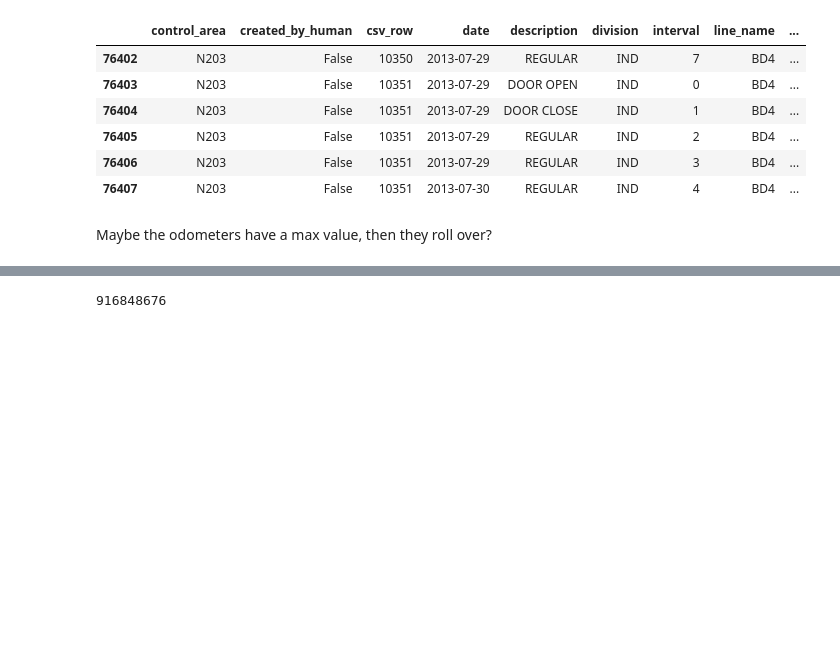
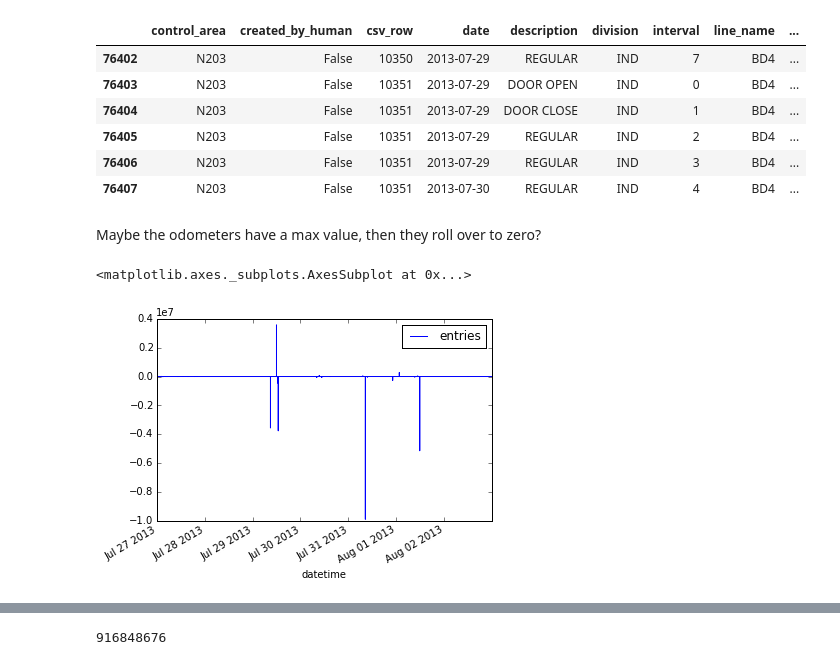
Before and after one commit to JonahJ/nyc-turnstyle, a Jupyter notebook: August 1 Analysis.ipynb, the cells around one changed output, grey strips where cells are left out. Drawn from its saved outputs; the diff is of its cells as text; code cells hidden in the pictures; blank space fills up the shorter version.

```diff
--- a/August 1 Analysis.ipynb
+++ b/August 1 Analysis.ipynb
@@ -628,10 +629,10 @@ for i, ((station, remote_unit, scp), data) in enumerate(df_by_grouping):
 
 
     updated = updated.sort('datetime')
-    updated['entries'] = updated['odometer_entries'] - updated['odometer_entries'].shift(1)
-    updated['exits'] = updated['odometer_exits'] - updated['odometer_exits'].shift(1)
-    updated['net_time'] = updated['datetime'] - updated['datetime'].shift(1)
-    updated['net_flow'] = updated['entries'] - updated['exits']
+    updated['entries'] = updated.odometer_entries - updated.odometer_entries.shift(1)
+    updated['exits'] = updated.odometer_exits - updated.odometer_exits.shift(1)
+    updated['net_time'] = updated.datetime - updated.datetime.shift(1)
+    updated['net_flow'] = updated.entries - updated.exits
 #     updated['cummulative_flow'] = updated['entries'] + updated['exits']
 
     time_series_analyzed_data.append(updated)
@@ -695,4 +696,10 @@ df_pre_final_check.loc[(df_pre_final_check.index >= 76402) & (df_pre_final_check
 | 76406 | N203 | False | 10351 | 2013-07-29 | REGULAR | IND | 3 | BD4 | ... |
 | 76407 | N203 | False | 10351 | 2013-07-30 | REGULAR | IND | 4 | BD4 | ... |
 # %% [markdown]
-Maybe the odometers have a max value, then they roll over?
+Maybe the odometers have a max value, then they roll over to zero?
+# %%
+%matplotlib inline
+df_pre_final_check.sort('datetime').plot(y='entries', x='datetime')
+# %% [output]
+<matplotlib.axes._subplots.AxesSubplot at 0x...>
+[figure, added]
```
Also changed, not shown: parts of 43 cells of this notebook, 4 other files.
